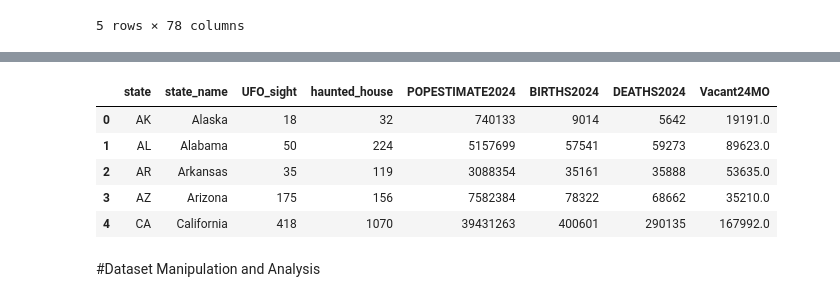
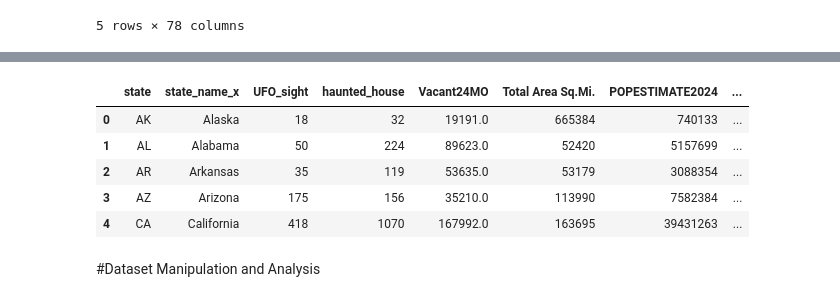
Before and after one commit to carlavilla/GIS, a Jupyter notebook: PS3_GIS_CV.ipynb, the cells around one changed output, grey strips where cells are left out. Saved outputs shown, nothing was run; the diff lists cells and outputs as text; code cells hidden in the pictures.

```diff
--- a/PS3_GIS_CV.ipynb
+++ b/PS3_GIS_CV.ipynb
@@ -470,0 +474,3 @@ Dataset was published in 2010 and contains total area and per state area in squa
+# %%
+! wget -q -O StArea.xlsx https://raw.githubusercontent.com/carlavilla/GIS/main/StateArea2010.xlsx
+area=pd.read_excel('StArea.xlsx')
@@ -579,6 +605,7 @@ spookyset3[['state', 'state_name', 'UFO_sight', 'haunted_house', 'POPESTIMATE202
 | 50 | WV | West Virginia | 31.0 | 106.0 | 1769979.0 | 16680.0 | 24524.0 | 51603.0 | ... |
 | 51 | WI | Wisconsin | 61.0 | 274.0 | 5960975.0 | 59445.0 | 57405.0 | 66027.0 | ... |
 | 52 | WY | Wyoming | 6.0 | 76.0 | 587618.0 | 6037.0 | 5634.0 | 5552.0 | ... |
-# %%
-#everything merged except for text row. Ok dropping it
-spookyset3= pd.merge(spookyset2, vacancy2024, on='state_name',how='inner',indicator=False)
+# %%
+#Since the Area dataset also has a "state_name" variable, python automatically renames each variable as x and y. When stating which columns to keep, I need to pick one of those.
+spookyset4= pd.merge(spookyset3, area, on='state',how='outer',indicator=False)
+spookyset4[['state', 'state_name_x', 'UFO_sight', 'haunted_house', 'Vacant24MO', 'Total Area Sq.Mi.', 'POPESTIMATE2024', 'BIRTHS2024', 'DEATHS2024', '_merge']]
@@ -585,14 +630,14 @@ spookyset3= pd.merge(spookyset2, vacancy2024, on='state_name',how='inner',indica
 # %%
 #Set with only relevant variables.
-spookyset = spookyset3[['state', 'state_name', 'UFO_sight', 'haunted_house', 'POPESTIMATE2024', 'BIRTHS2024', 'DEATHS2024', 'Vacant24MO']]
+spookyset = spookyset4[['state', 'state_name_x', 'UFO_sight', 'haunted_house', 'Vacant24MO', 'Total Area Sq.Mi.', 'POPESTIMATE2024', 'BIRTHS2024', 'DEATHS2024']]
 spookyset.head()
 # %% [output]
-|  | state | state_name | UFO_sight | haunted_house | POPESTIMATE2024 | BIRTHS2024 | DEATHS2024 | Vacant24MO |
-| 0 | AK | Alaska | 18 | 32 | 740133 | 9014 | 5642 | 19191.0 |
-| 1 | AL | Alabama | 50 | 224 | 5157699 | 57541 | 59273 | 89623.0 |
-| 2 | AR | Arkansas | 35 | 119 | 3088354 | 35161 | 35888 | 53635.0 |
-| 3 | AZ | Arizona | 175 | 156 | 7582384 | 78322 | 68662 | 35210.0 |
-| 4 | CA | California | 418 | 1070 | 39431263 | 400601 | 290135 | 167992.0 |
+|  | state | state_name_x | UFO_sight | haunted_house | Vacant24MO | Total Area Sq.Mi. | POPESTIMATE2024 | ... |
+| 0 | AK | Alaska | 18 | 32 | 19191.0 | 665384 | 740133 | ... |
+| 1 | AL | Alabama | 50 | 224 | 89623.0 | 52420 | 5157699 | ... |
+| 2 | AR | Arkansas | 35 | 119 | 53635.0 | 53179 | 3088354 | ... |
+| 3 | AZ | Arizona | 175 | 156 | 35210.0 | 113990 | 7582384 | ... |
+| 4 | CA | California | 418 | 1070 | 167992.0 | 163695 | 39431263 | ... |
 # %% [markdown]
 #Dataset Manipulation and Analysis
 # %%
```
Also changed, not shown: parts of 20 cells of this notebook.
